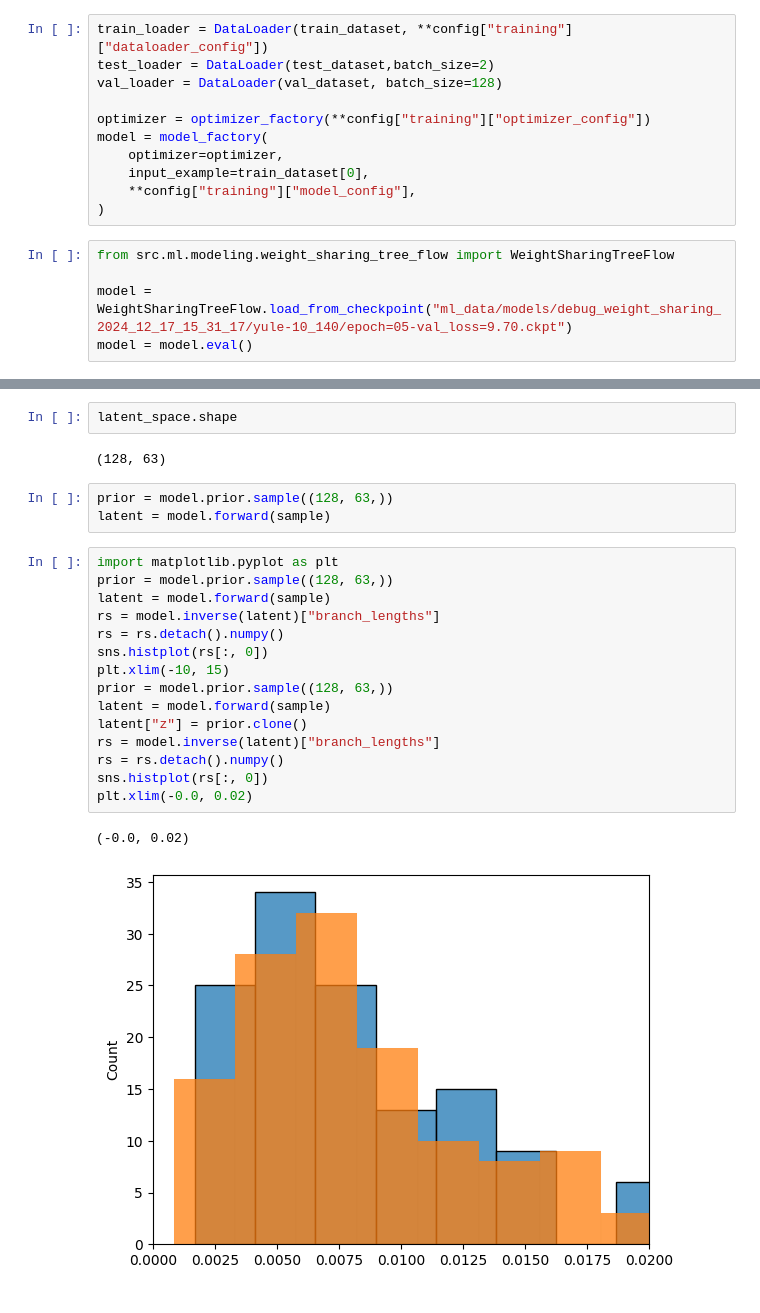
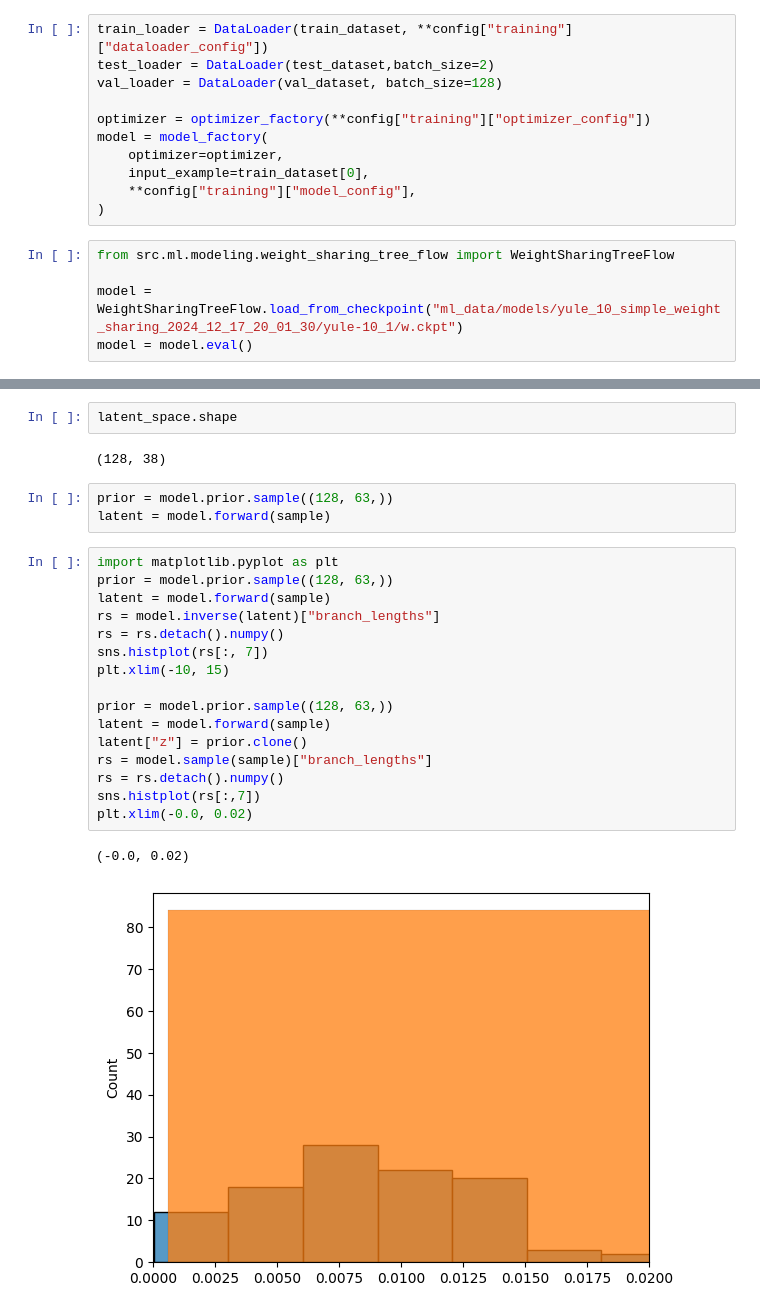
Before and after one commit to tochsner/ccd-validation, a Jupyter notebook: src/ml/ml_tests.ipynb, the cells around one changed output, grey strips where cells are left out. Cells and saved outputs as stored; diff of their text form.

```diff
--- a/src/ml/ml_tests.ipynb
+++ b/src/ml/ml_tests.ipynb
@@ -80,7 +80,7 @@ model = model_factory(
 # %%
 from src.ml.modeling.weight_sharing_tree_flow import WeightSharingTreeFlow
 
-model = WeightSharingTreeFlow.load_from_checkpoint("ml_data/models/debug_weight_sharing_2024_12_17_15_31_17/yule-10_140/epoch=05-val_loss=9.70.ckpt")
+model = WeightSharingTreeFlow.load_from_checkpoint("ml_data/models/yule_10_simple_weight_sharing_2024_12_17_20_01_30/yule-10_1/w.ckpt")
 model = model.eval()
 # %%
 import seaborn as sns
@@ -96,25 +96,26 @@ sns.scatterplot(x=prior_latent_space[:, 0], y=prior_latent_space[:, 1])
 # %%
 latent_space.shape
 # %% [output]
-(128, 63)
+(128, 38)
 # %%
 prior = model.prior.sample((128, 63,))
 latent = model.forward(sample)
 # %%
 import matplotlib.pyplot as plt
 prior = model.prior.sample((128, 63,))
 latent = model.forward(sample)
 rs = model.inverse(latent)["branch_lengths"]
 rs = rs.detach().numpy()
-sns.histplot(rs[:, 0])
+sns.histplot(rs[:, 7])
 plt.xlim(-10, 15)
+
 prior = model.prior.sample((128, 63,))
 latent = model.forward(sample)
 latent["z"] = prior.clone()
-rs = model.inverse(latent)["branch_lengths"]
+rs = model.sample(sample)["branch_lengths"]
 rs = rs.detach().numpy()
-sns.histplot(rs[:, 0])
+sns.histplot(rs[:,7])
 plt.xlim(-0.0, 0.02)
 # %% [output]
 (-0.0, 0.02)
-[figure, old version]
+[figure, new version]
```
Also changed, not shown: parts of 10 cells of this notebook, 5 other files.
